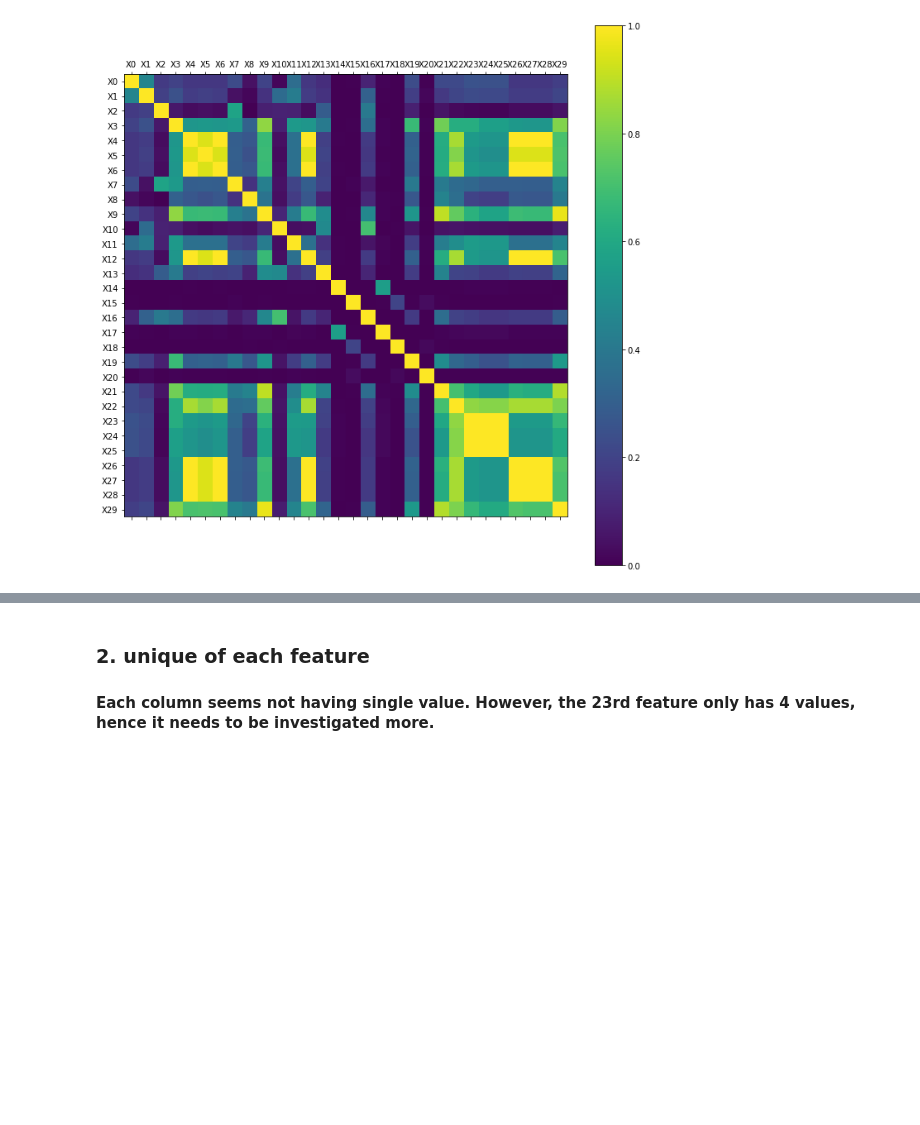
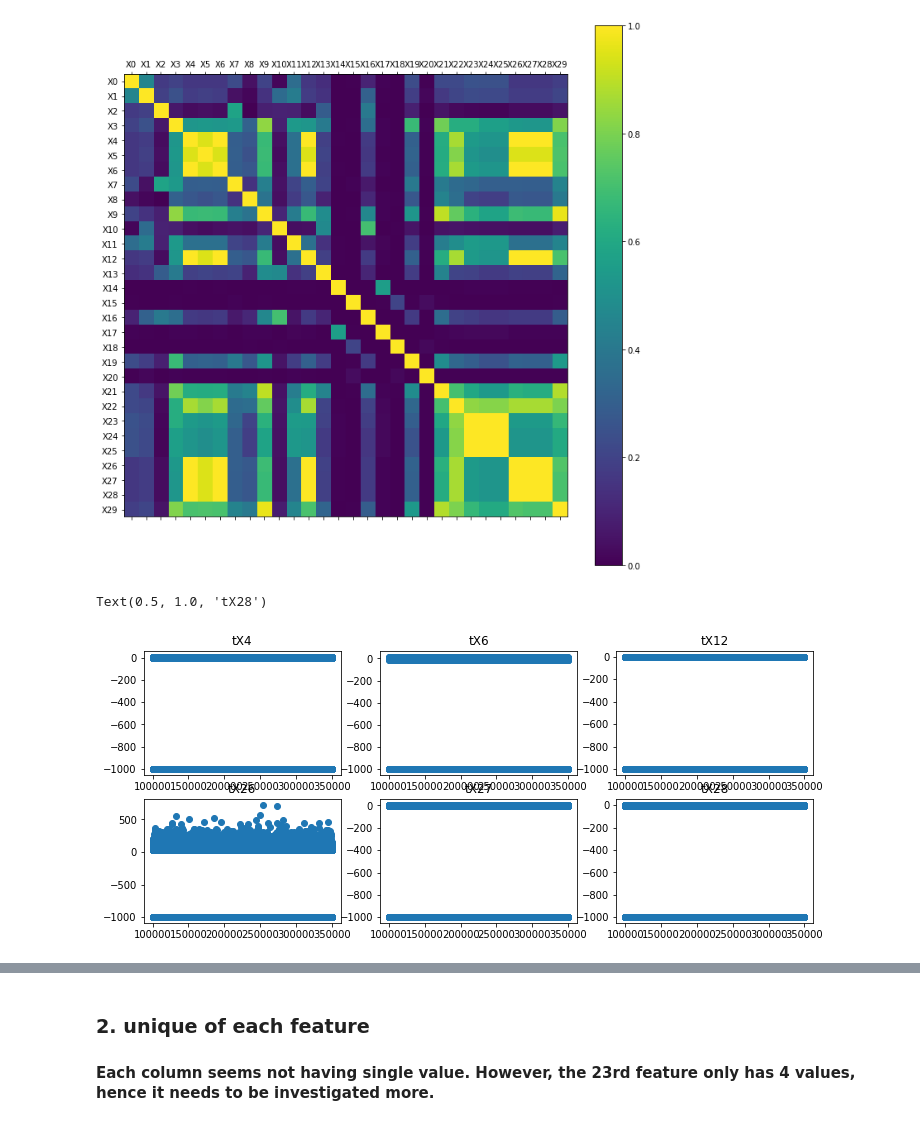
Before and after one commit to pistache23/ML_Proj1, a Jupyter notebook: scripts/project1.ipynb, the cells around one changed output, grey strips where cells are left out. Drawn from its saved outputs; the diff is of its cells as text; code cells hidden in the pictures; blank space fills up the shorter version.

```diff
--- a/scripts/project1.ipynb
+++ b/scripts/project1.ipynb
@@ -59,3 +59,32 @@ ax.set_yticklabels(names)
  Text(0, 0, 'X28'),
  Text(0, 0, 'X29')]
 [figure]
+# %%
+plt.figure(figsize=(12, 5))
+
+ax1 = plt.subplot(231)
+ax1.scatter(ids, tX[:,4])
+ax1.set_title('tX4')
+
+ax2 = plt.subplot(232)
+ax2.scatter(ids, tX[:,6])
+ax2.set_title('tX6')
+
+ax3 = plt.subplot(233)
+ax3.scatter(ids, tX[:,12])
+ax3.set_title('tX12')
+
+ax4 = plt.subplot(234)
+ax4.scatter(ids, tX[:,26])
+ax4.set_title('tX26')
+
+ax5 = plt.subplot(235)
+ax5.scatter(ids, tX[:,27])
+ax5.set_title('tX27')
+
+ax6 = plt.subplot(236)
+ax6.scatter(ids, tX[:,28])
+ax6.set_title('tX28')
+# %% [output]
+Text(0.5, 1.0, 'tX28')
+[figure, added]
```
Also changed, not shown: parts of 2 cells of this notebook.
